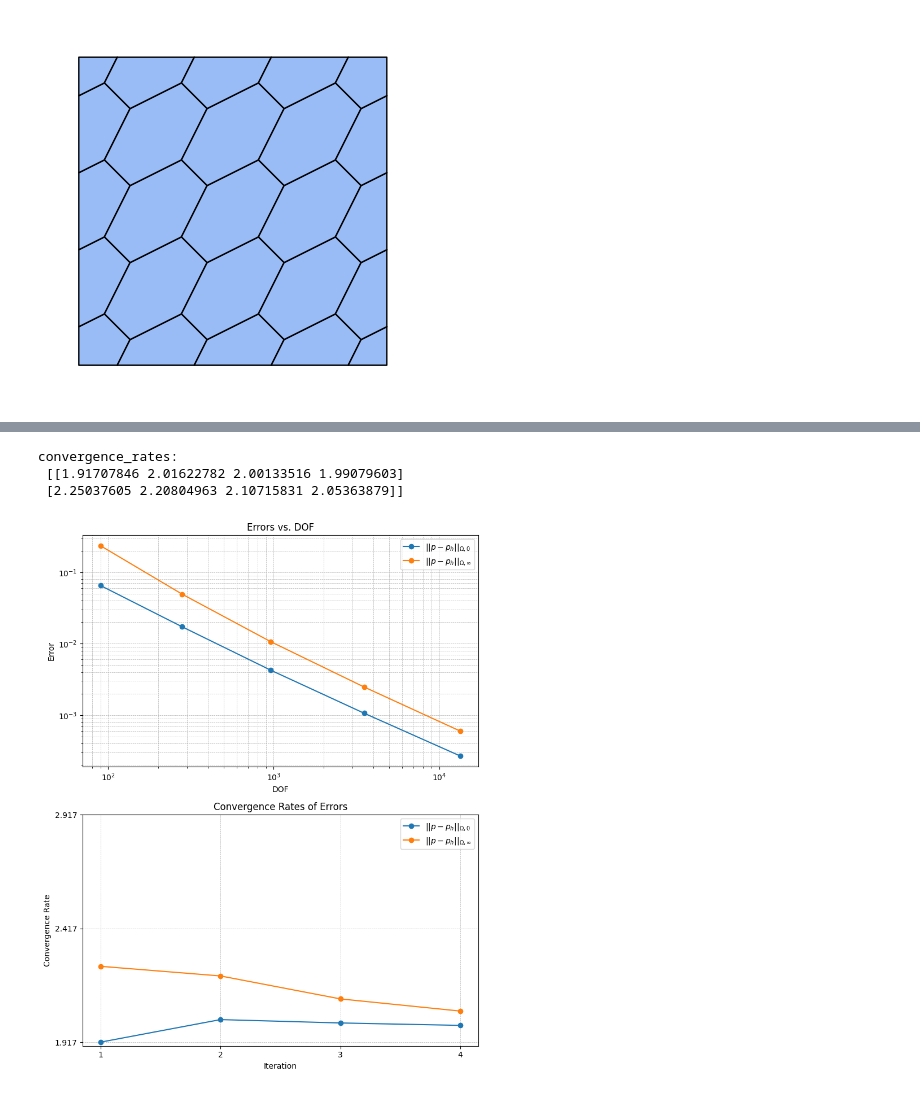
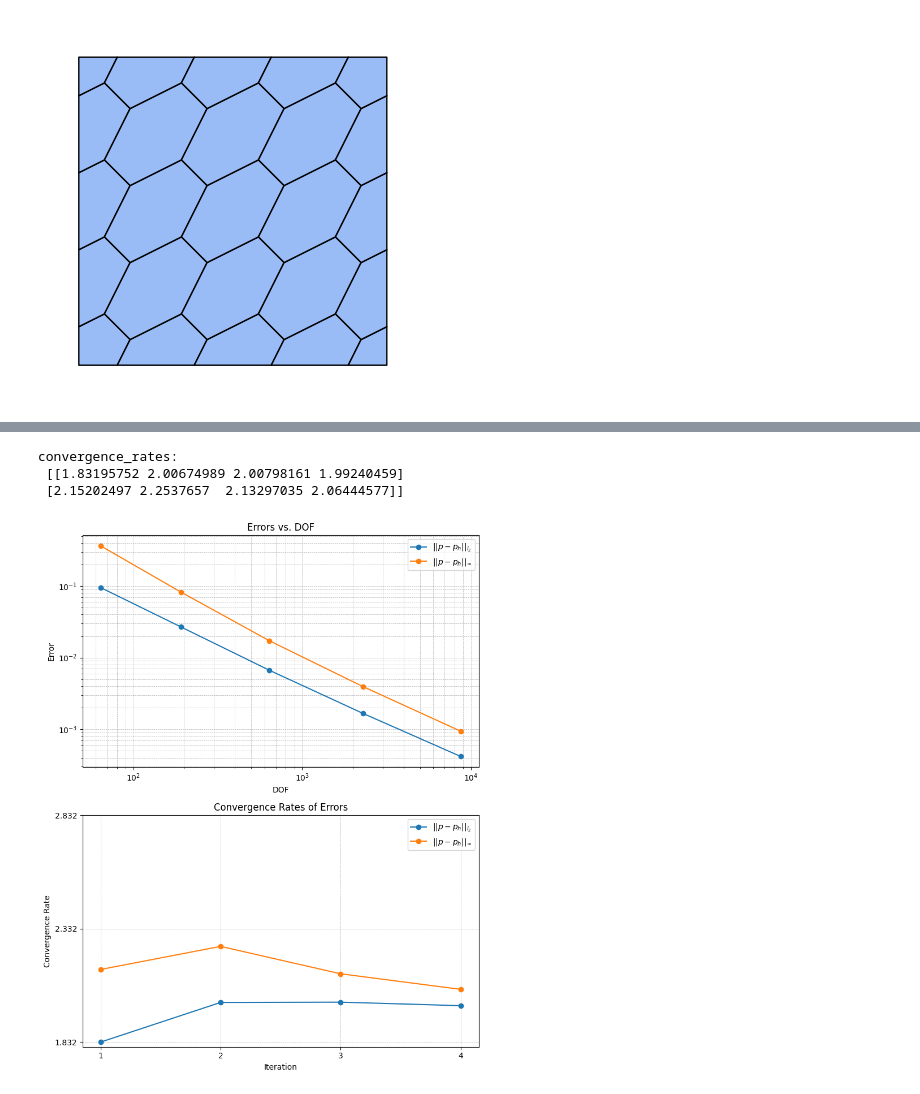
Before and after one commit to brighthe/hlthesis, a Jupyter notebook: mfdm/error_exp3_poisson_mfdm_primal.ipynb, the cells around one changed output, grey strips where cells are left out. Cells and saved outputs as stored; diff of their text form; code cells hidden in the pictures.

```diff
--- a/mfdm/error_exp3_poisson_mfdm_primal.ipynb
+++ b/mfdm/error_exp3_poisson_mfdm_primal.ipynb
@@ -17,17 +17,17 @@ mesh.add_plot(axes)
 plt.show()
 # %% [output]
 [figure]
+# %%
+pde = CosCosData()
+ns = 4
+mesh = PolygonMesh.from_unit_square(nx=ns, ny=ns)
+
+maxit = 5
+errorType = ['$|| p - p_h ||_{l_2}$',
+             '$|| p - p_h||_{\\infty}$']
+errorMatrix = np.zeros((2, maxit), dtype=np.float64)
+NDof = np.zeros(maxit, dtype=np.int_)
 # %%
-pde = CosCosData()
-ns = 5
-mesh = PolygonMesh.from_unit_square(nx=ns, ny=ns)
-
-maxit = 5
-errorType = ['$|| p - p_h ||_{\\Omega, 0}$',
-             '$|| p - p_h||_{\\Omega, \\infty}$']
-errorMatrix = np.zeros((2, maxit), dtype=np.float64)
-nDof = np.zeros(maxit, dtype=np.int_)
-
 for iter in range(maxit):
     print("The {}-th computation:".format(iter))
     NC = mesh.number_of_cells()
@@ -84,13 +84,8 @@ for iter in range(maxit):
         print(errType)
         print(errorMatrix[i])
         print('------')
-        nDof[iter] = NN
+        NDof[iter] = NN
 
 print("errorMatrix:\n", errorMatrix)
-
-from fealpy.tools.show import showmultirate
-
-showmultirate(plt, 2, nDof, errorMatrix, errorType, propsize=20, lw=2, ms=4)
-plt.show()
 # %% [output]
 The 0-th computation:
@@ -119,34 +166,34 @@ convergence_rates = np.log2(ratios)
 print("convergence_rates:\n", convergence_rates)
 
 # Create a plotting window with two subplots
 fig, axes = plt.subplots(nrows=2, ncols=1, figsize=(8, 10))
 
 # Subplot 1: Plotting the errors
-x_dof = nDof
+x_dof = NDof
 for i, errType in enumerate(errorType):
     axes[0].loglog(x_dof, errorMatrix[i], '-o', label=errType)
 axes[0].set_xlabel('DOF')
 axes[0].set_ylabel('Error')
 axes[0].set_title('Errors vs. DOF')
 axes[0].legend()
 axes[0].grid(True, which="both", ls="--", linewidth=0.5)
 
 # Subplot 2: Plotting the convergence rates
 x = np.arange(1, maxit)
 for i, errType in enumerate(errorType):
     axes[1].plot(x, convergence_rates[i], '-o', label=errType)
 axes[1].set_xlabel('Iteration')
 axes[1].set_ylabel('Convergence Rate')
 axes[1].set_title('Convergence Rates of Errors')
 axes[1].legend()
 axes[1].grid(True, which="both", ls="--", linewidth=0.5)
 plt.xticks(x)
 plt.yticks(np.arange(np.min(convergence_rates), np.max(convergence_rates)+1, step=0.5))
 
 plt.tight_layout()
 plt.show()
 # %% [output]
 convergence_rates:
- [[1.91707846 2.01622782 2.00133516 1.99079603]
- [2.25037605 2.20804963 2.10715831 2.05363879]]
+ [[1.83195752 2.00674989 2.00798161 1.99240459]
+ [2.15202497 2.2537657  2.13297035 2.06444577]]
-[figure, old version]
+[figure, new version]
```
Also changed, not shown: parts of 4 cells of this notebook, 3 other files.
